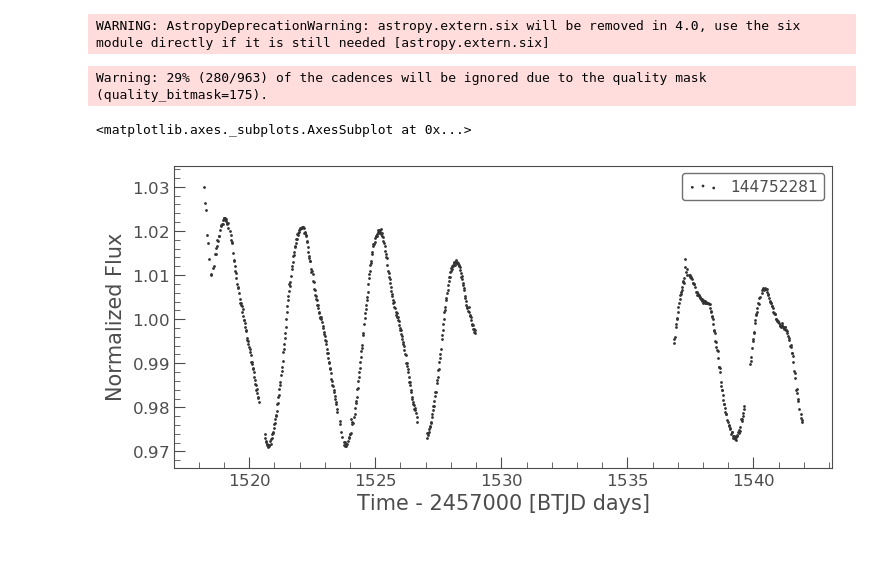
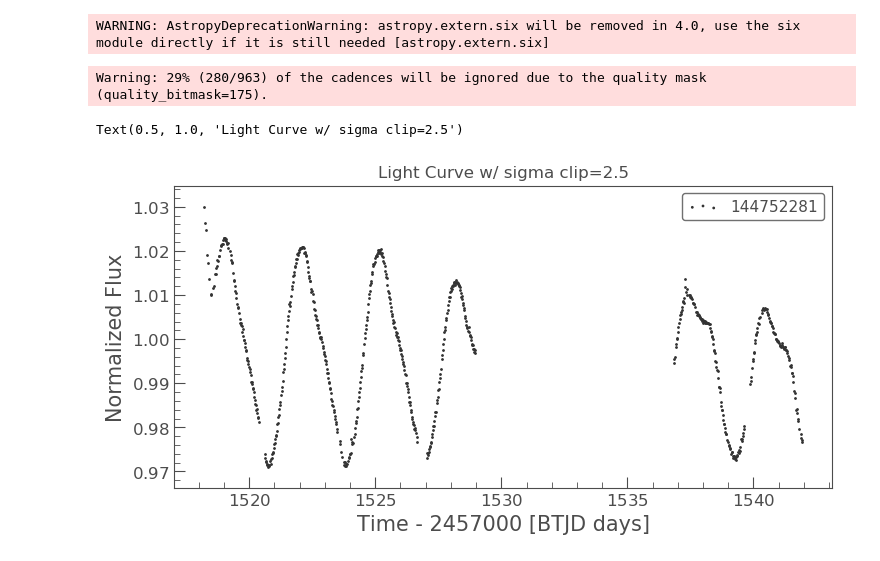
Before and after one commit to AstroJosePC/TESSDataExploration, a Jupyter notebook: Peridograms.ipynb, the cells around one changed output. Drawn from its saved outputs; the diff is of its cells as text; code cells hidden in the pictures.

```diff
--- a/Peridograms.ipynb
+++ b/Peridograms.ipynb
@@ -13,15 +13,14 @@ from random import randint, sample
 # %% [output]
 WARNING: AstropyDeprecationWarning: astropy.extern.six will be removed in 4.0, use the six module directly if it is still needed [astropy.extern.six]
 # %%
-# Import Light Curve
+# Import and plot Light Curve
 lc = TessLightCurveFile('DataOutput/LightCurves/TESS_LC_144752281_SEC8.fits').get_lightcurve('FLUX')
+lc.remove_outliers(sigma=2.5).scatter()
+plt.title('Light Curve w/ sigma clip=2.5')
 # %% [output]
 Warning: 29% (280/963) of the cadences will be ignored due to the quality mask (quality_bitmask=175).
+Text(0.5, 1.0, 'Light Curve w/ sigma clip=2.5')
+[figure, added]
-# %%
-lc.remove_outliers(sigma=2.5).scatter()
-# %% [output]
-<matplotlib.axes._subplots.AxesSubplot at 0x...>
-[figure, removed]
 # %%
 # num_terms is the number of terms for which the fourier expansion is done (how complex are the oscillations?)
 num_terms = 1
```
Also changed, not shown: parts of 3 cells of this notebook.
